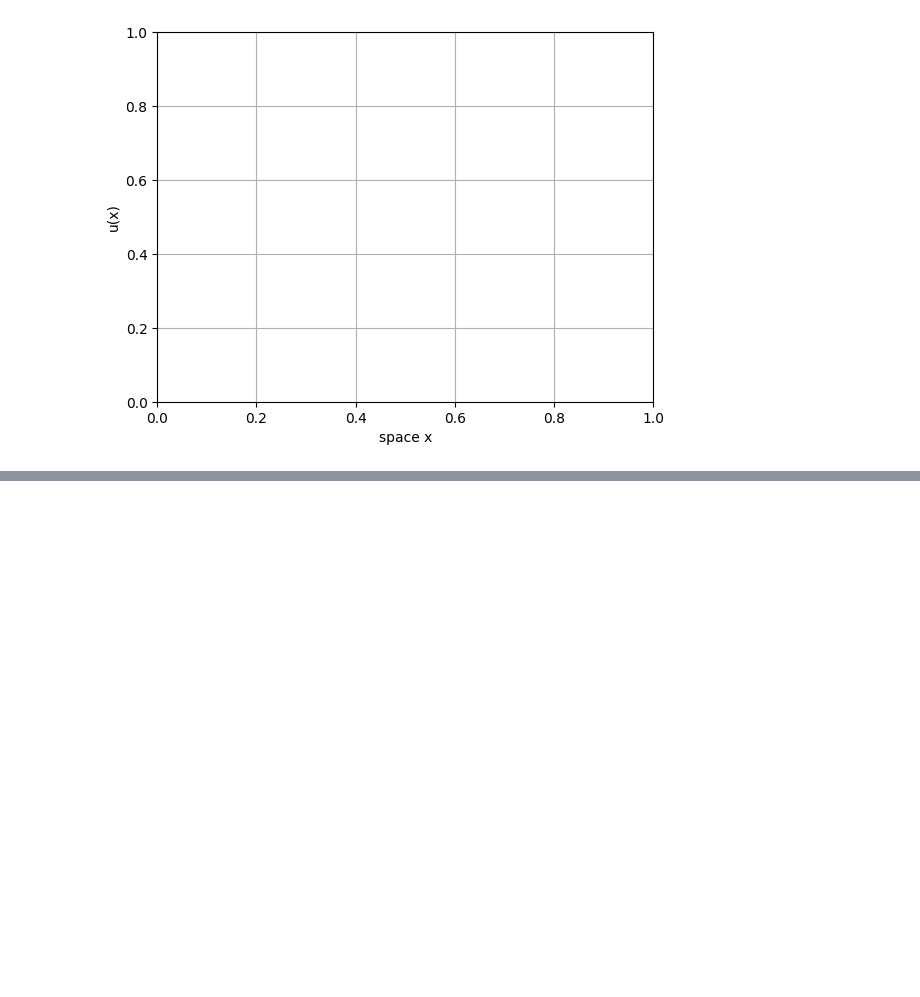
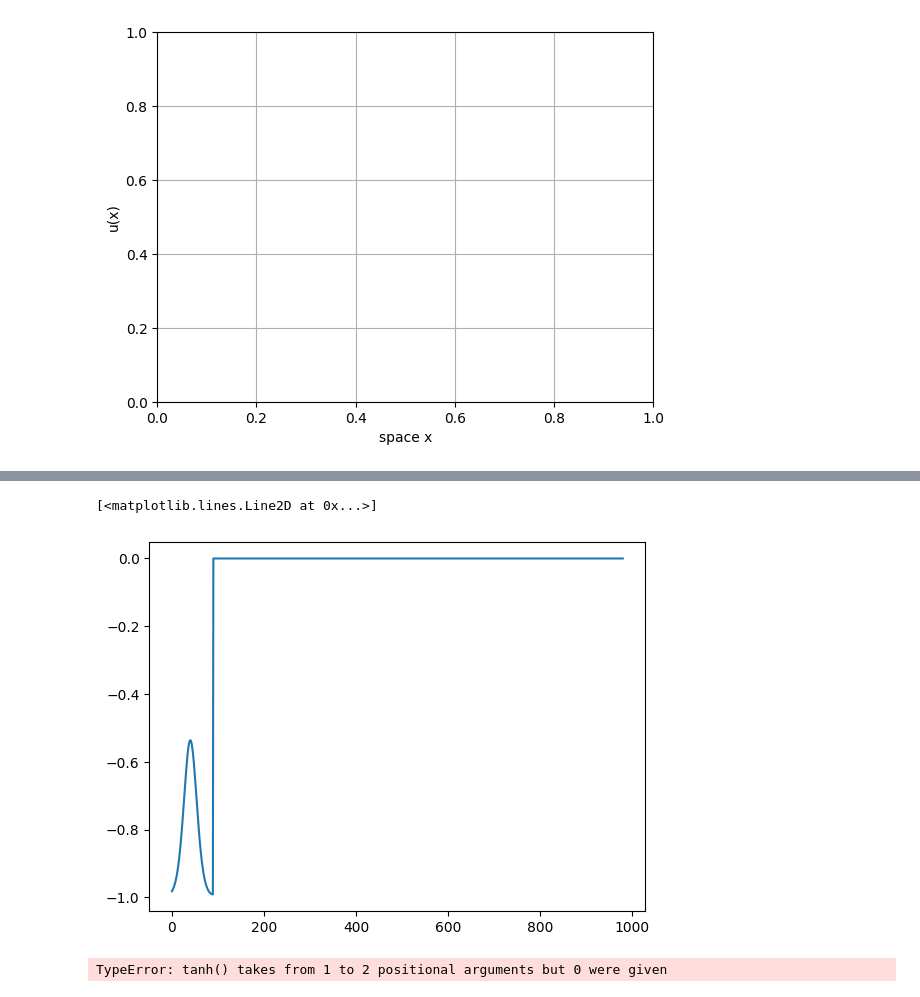
Before and after one commit to suanno/stage2, a Jupyter notebook: codes_tdgl/1D/plot/rapid multiplot.ipynb, the cells around one changed output, grey strips where cells are left out. Cells and saved outputs as stored; diff of their text form; code cells hidden in the pictures; blank space fills up the shorter version.

```diff
--- a/codes_tdgl/1D/plot/rapid multiplot.ipynb
+++ b/codes_tdgl/1D/plot/rapid multiplot.ipynb
@@ -128,0 +175,9 @@ fig
+# %%
+plt.plot(y[10:Num-10])
+# %% [output]
+[<matplotlib.lines.Line2D at 0x...>]
+[figure, added]
+# %%
+np.tanh()
+# %% [output]
+TypeError: tanh() takes from 1 to 2 positional arguments but 0 were given
```
Also changed, not shown: parts of 3 cells of this notebook, 12 other files.
